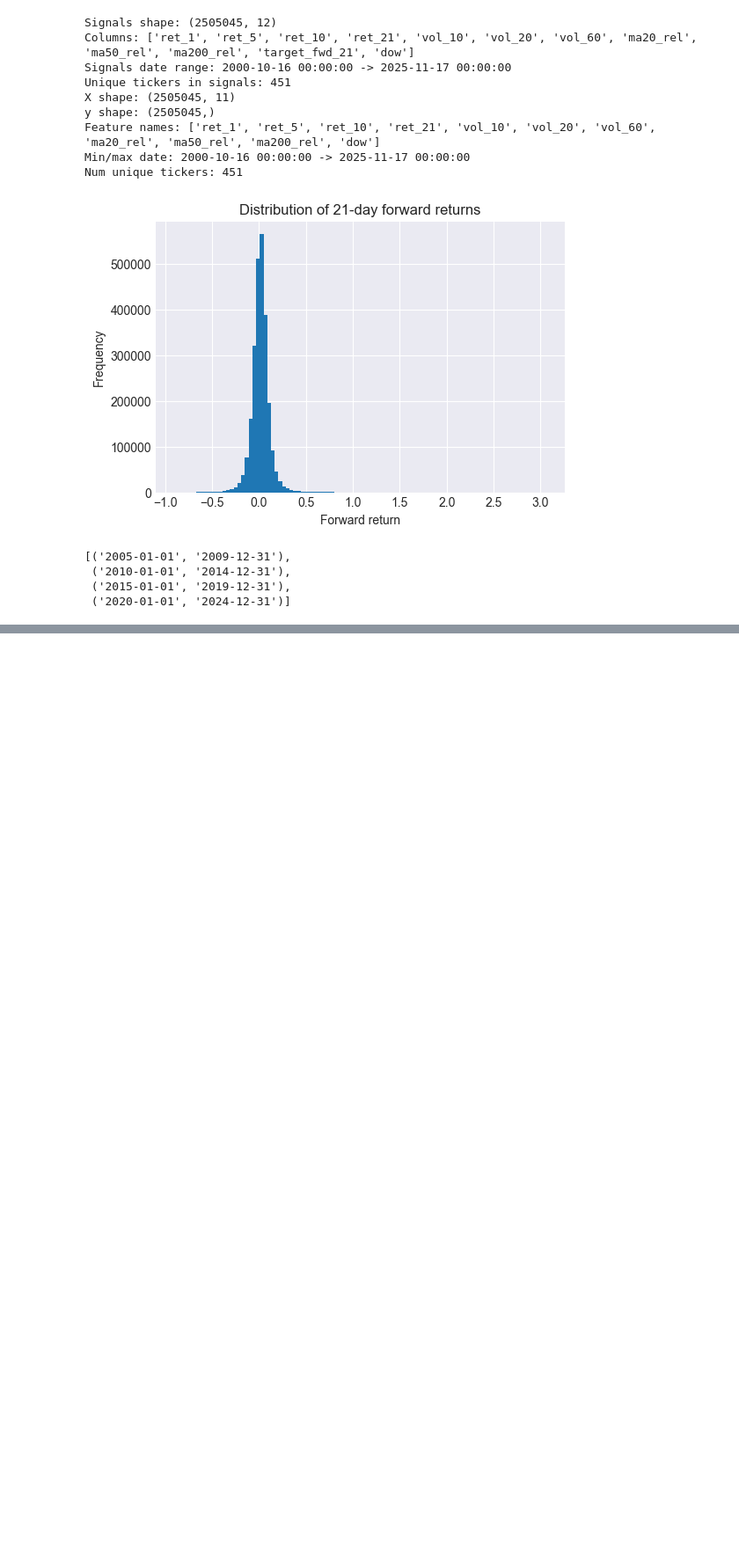
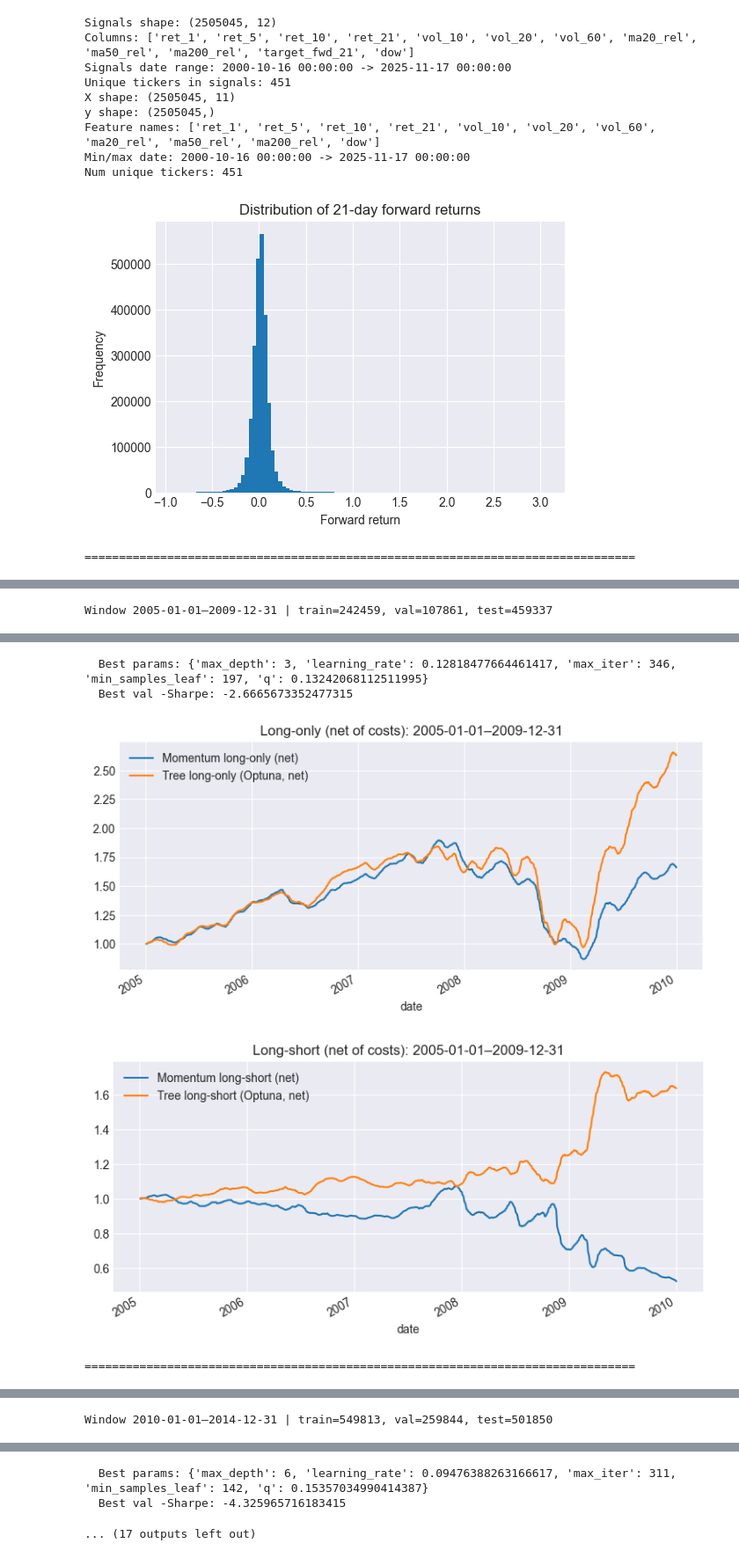
Before and after one commit to ML-Enthusiast-de/Quant_coding, a Jupyter notebook: notebooks/05_sp500_cs_tree_robustness.ipynb, the cells around one changed output, grey strips where cells are left out. Shown at 88% size. Drawn from its saved outputs; the diff is of its cells as text; code cells hidden in the pictures; blank space fills up the shorter version.

```diff
--- a/notebooks/05_sp500_cs_tree_robustness.ipynb
+++ b/notebooks/05_sp500_cs_tree_robustness.ipynb
@@ -514,17 +506,31 @@ def run_cs_window(
 
     return metrics
 # %%
-# Choose several non-overlapping test windows.
-# Training/validation for each window uses *only data before* test_start.
 test_windows = [
     ("2005-01-01", "2009-12-31"),
     ("2010-01-01", "2014-12-31"),
     ("2015-01-01", "2019-12-31"),
     ("2020-01-01", "2024-12-31"),
 ]
-test_windows
+
+results = []
+for start, end in test_windows:
+    print("=" * 80)
+    m = run_cs_window(
+        start,
+        end,
+        X=X,
+        y=y,
+        dates=dates,
+        tickers=tickers,
+        signals_df=signals_df,
+        n_trials=10,
+        q_mom=0.1,
+    )
+    if m is not None:
+        results.append(m)
+
+results_df = pd.DataFrame(results)
+results_df
 # %% [output]
-[('2005-01-01', '2009-12-31'),
- ('2010-01-01', '2014-12-31'),
- ('2015-01-01', '2019-12-31'),
- ('2020-01-01', '2024-12-31')]
+================================================================================
@@ -530,0 +538 @@ test_windows
+Window 2005-01-01–2009-12-31 | train=242459, val=107861, test=459337
@@ -530,0 +549,5 @@ test_windows
+  Best params: {'max_depth': 3, 'learning_rate': 0.12818477664461417, 'max_iter': 346, 'min_samples_leaf': 197, 'q': 0.13242068112511995}
+  Best val -Sharpe: -2.6665673352477315
+[figure, added]
+[figure, added]
+================================================================================
@@ -530,0 +555 @@ test_windows
+Window 2010-01-01–2014-12-31 | train=549813, val=259844, test=501850
@@ -530,0 +566,3 @@ test_windows
+  Best params: {'max_depth': 6, 'learning_rate': 0.09476388263166617, 'max_iter': 311, 'min_samples_leaf': 142, 'q': 0.15357034990414387}
+  Best val -Sharpe: -4.325965716183415
+... (17 outputs left out)
```
Also changed, not shown: parts of 10 cells of this notebook.
